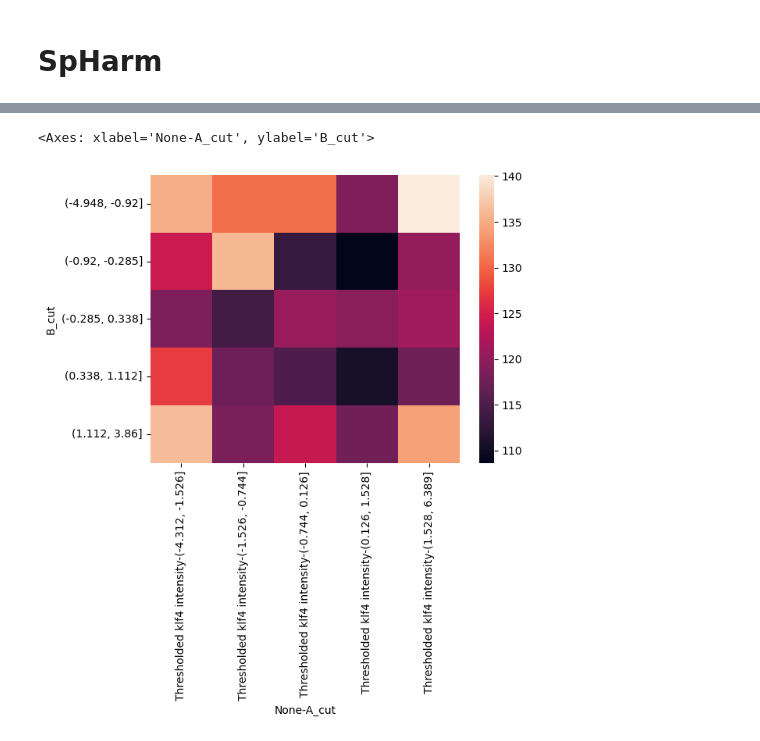
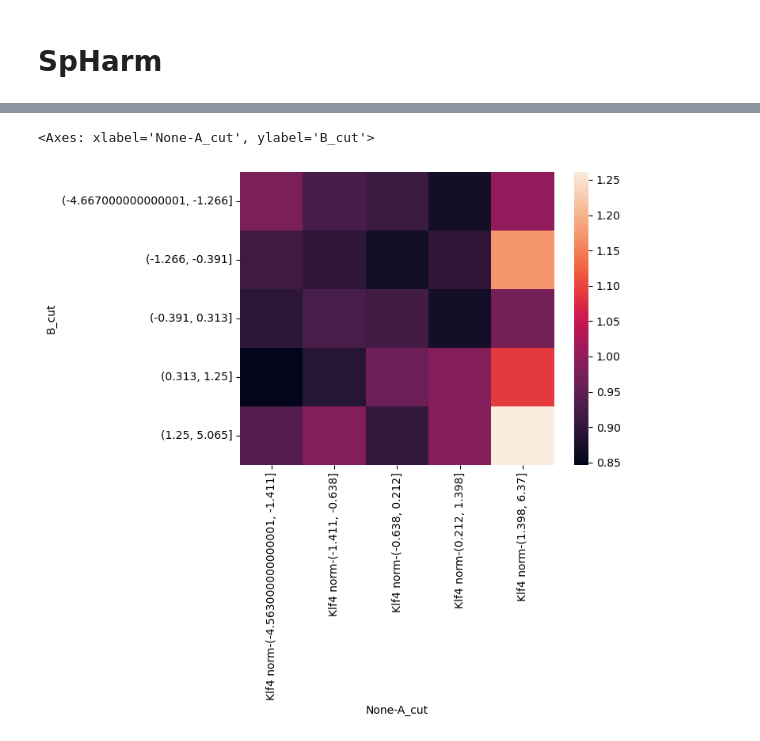
Before and after one commit to xies/mouse_skin_size_control, a Jupyter notebook: misc_analysis/esophagus.ipynb, the cells around one changed output, grey strips where cells are left out. Drawn from its saved outputs; the diff is of its cells as text; code cells hidden in the pictures.

```diff
--- a/misc_analysis/esophagus.ipynb
+++ b/misc_analysis/esophagus.ipynb
@@ -80,4 +155,8 @@ io.imsave(dirname / 'mask_cleaned.tif',masks)
 from measurements import estimate_sh_coefficients
 
 spacing = [1,0.1892906,0.1892906]
-cyto_params = estimate_sh_coefficients(masks, nuc_seg=None, lmax=5, spacing = spacing, return_aligned=False)
+cyto_params = {}
+
+for name in manifest.index:
+    cyto_params[name] = \
+        estimate_sh_coefficients(masks[name], nuc_seg=None, lmax=5, spacing = spacing, return_aligned=False)
@@ -84,2 +167,4 @@ cyto_params = estimate_sh_coefficients(masks, nuc_seg=None, lmax=5, spacing = sp
 # %%
-df_pca['PC0'].min()
+for name,df in cyto_params.items():
+    df['Name'] = name
+df_spharm = pd.concat(cyto_params.values(),ignore_index=True)
@@ -96,12 +195,12 @@ from sklearn.preprocessing import StandardScaler
 # nuc_columns = nuc_columns[df[nuc_columns].sum() > 0]
 # Drop NaN columns (these are often late mitotic figures)
 scaler = StandardScaler()
-cyto_sph = np.array( scaler.fit_transform(cyto_params) )
+cyto_sph = np.array( scaler.fit_transform(df_spharm.drop(columns='Name') ) )
 pca = PCA(n_components=10)
 cyto_PCA = pca.fit_transform(cyto_sph)
 
 
-components = pd.DataFrame(pca.components_, columns=cyto_params.columns)
+components = pd.DataFrame(pca.components_, columns=df_spharm.drop(columns='Name').columns )
 
 exp_var = pd.Series(pca.explained_variance_)
 
@@ -127,4 +228,4 @@ Widget(value='<iframe src="http://localhost:57535/index.html?ui=P_0x3b71889e0_8&
 # %%
-df_merge = pd.merge(df,df_pca,left_index=True,right_index=True)
+df_merge = pd.merge(df_all,df_pca,left_index=True,right_index=True)
 df_merge
 # %% [output]
@@ -175,12 +281,12 @@ Widget(value='<iframe src="http://localhost:57535/index.html?ui=P_0x3e3487470_11
 # %%
 df_gridded = df_merge.assign(A_cut=pd.qcut(df_merge['PC0'], 5),
-                             B_cut=pd.qcut(df_merge['PC8'], 5))
-gridded_mean = df_gridded.groupby(['A_cut','B_cut'])['Thresholded klf4 intensity'].median().reset_index()
-counts = df_gridded.groupby(['A_cut','B_cut'])['Thresholded klf4 intensity'].count().reset_index()
+                             B_cut=pd.qcut(df_merge['PC2'], 5))
+gridded_mean = df_gridded.groupby(['A_cut','B_cut'])['Klf4 norm'].median().reset_index()
+# counts = df_gridded.groupby(['A_cut','B_cut'])['Thresholded klf4 intensity'].count().reset_index()
 
 table = gridded_mean.pivot_table(columns='A_cut',index='B_cut')
 sb.heatmap(table)
 # %% [output]
 <Axes: xlabel='None-A_cut', ylabel='B_cut'>
-[figure, old version]
+[figure, new version]
 # %%
```
Also changed, not shown: parts of 22 cells of this notebook, 5 other files.
